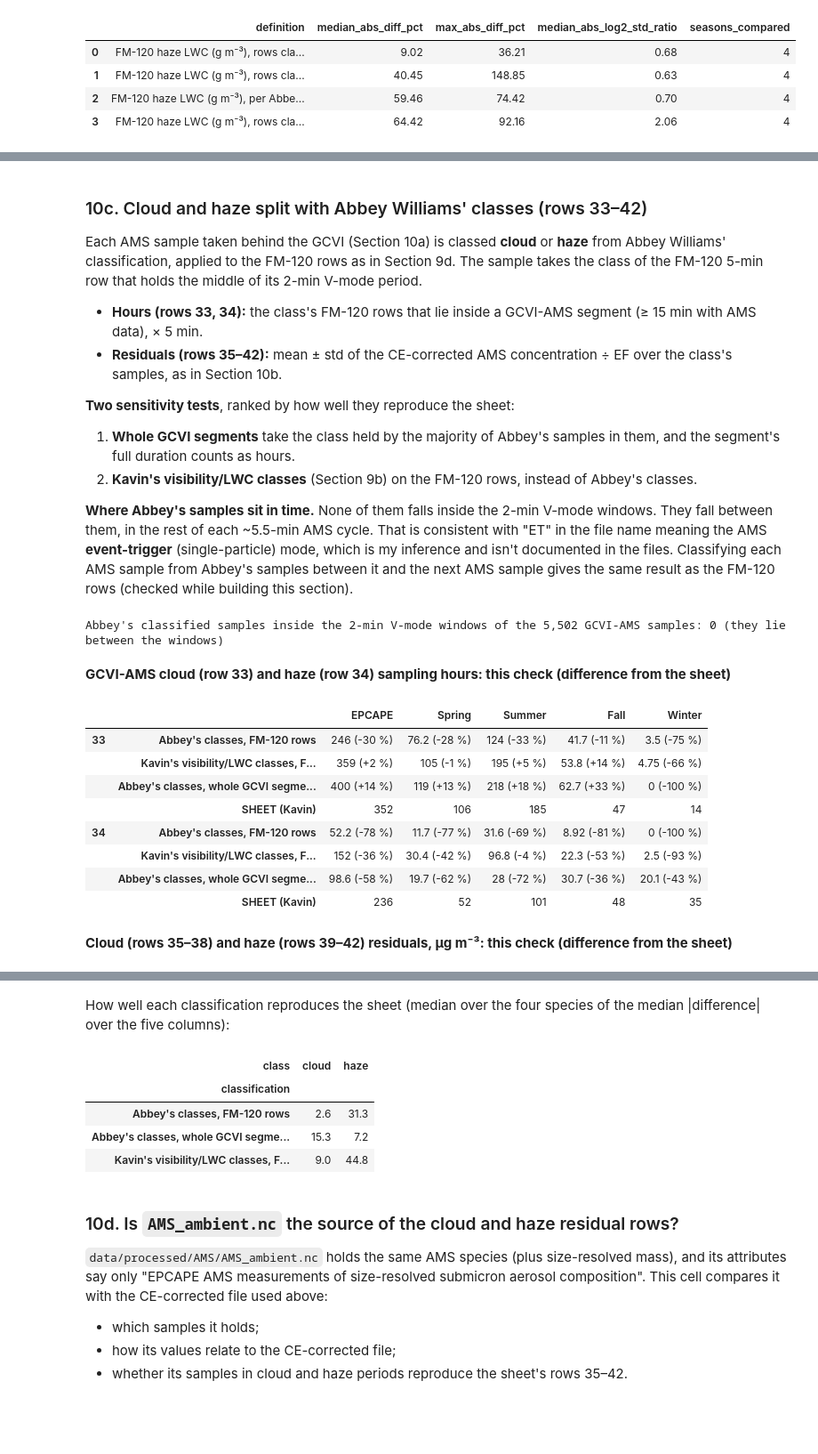
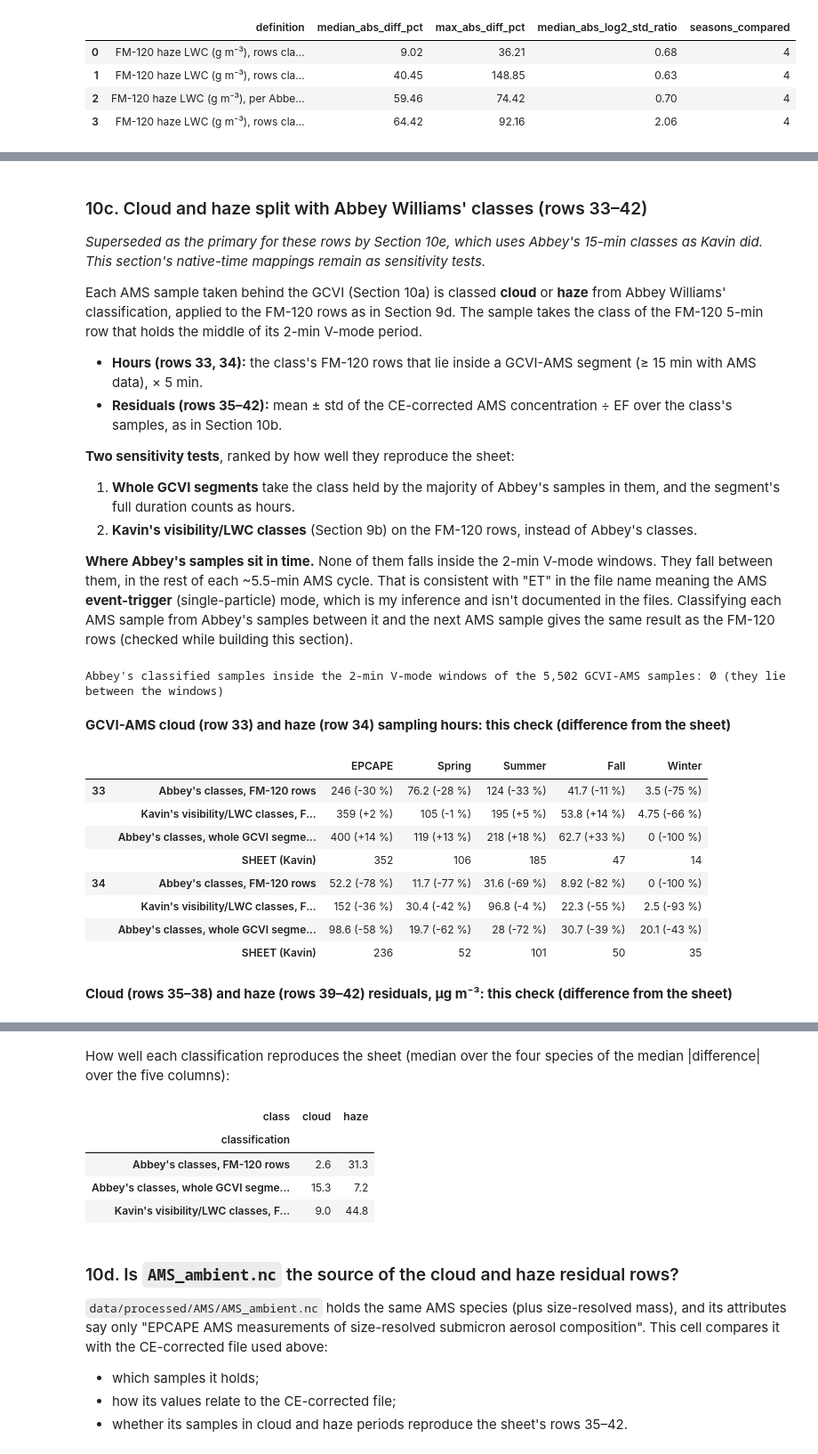
Before and after one commit to andrewjbuggee/Python-Research, a Jupyter notebook: EPCAPE/comparisons/seasonal_averages/check_seasonal_averages.ipynb, the cells around one changed output, grey strips where cells are left out. Shown at 89% size. Cells and saved outputs as stored; diff of their text form; code cells hidden in the pictures; blank space fills up the shorter version.

```diff
--- a/EPCAPE/comparisons/seasonal_averages/check_seasonal_averages.ipynb
+++ b/EPCAPE/comparisons/seasonal_averages/check_seasonal_averages.ipynb
@@ -1986,7 +2015,7 @@ for row, values, label, code, abbey_mask, vis_mask in DROPLET_ROWS:
     display(Markdown(f"#### Row {row}: {kind} droplet {label}"))
     cmps = [
         check(row, values.where(abbey_mask), f"FM-120 {label}, 5-min rows classed {kind} by Abbey Williams' "
-              "ClrCldHaz_class (most native samples)", "FM-120 5-min mean", primary=True),
+              "ClrCldHaz_class (most native samples)", "FM-120 5-min mean", primary=False),  # 10e is primary
         # (1) each native sample counts once: rows weighted by how many class samples they hold
         check(row, K.abbey_class_per_sample(DCRIT, values, code), f"FM-120 {label}, per {kind}-class native "
               "sample", "native-time sample", primary=False, show=False),
@@ -2065,7 +2096,7 @@ for row, kind, code, vis_mask, abbey_mask in ((54, "cloud", 1, vis_cloud, abbey_
         "rows classed by Abbey Williams' ClrCldHaz_class (most native samples)": (lwc_gm3.where(abbey_mask), "FM-120 5-min mean"),
         "per Abbey-class native sample": (K.abbey_class_per_sample(DCRIT, lwc_gm3, code), "native-time sample"),
         f"rows classed by the BAMS-paper definitions ({FM120_VIS_STAT} visibility; Section 9)": (lwc_gm3.where(cls[kind]), "FM-120 5-min mean"),
-    }, label=f"FM-120 {kind} LWC (g m⁻³), ")
+    }, label=f"FM-120 {kind} LWC (g m⁻³), ", mark_primary=False)  # Section 10e is primary
 del fm, avgvis_kavin
 # %% [output]
 #### Row 54: cloud liquid water content (g m⁻³)
@@ -2136,10 +2167,11 @@ print(f"GCVI segments: {len(segments)}; >= {GCVI_MIN_SEGMENT_MIN:g} min: {len(lo
       f"(AMS cadence {60 * ams_step_h:.1f} min).  Median EF {resid['EF'].median():.2f}")
 
 # --- 2. The sheet's hours (cloud row 33, haze row 34) ---------------------------------------
-# Kavin's hours; fall haze from the campaign total (the sheet's 5.0x10^2 cannot be right; Section 0)
+# Kavin's hours. The fall haze cell "5.0*10^2" is a typo for 5.0*10^1: Kavin's AMS code gives 49.5 h
+# (Section 10e), so 50 h is used.
 h_cloud = S.table_values(TABLE, 33)["mean"]
 h_haze = S.table_values(TABLE, 34)["mean"].copy()
-h_haze["Fall"] = h_haze["EPCAPE"] - h_haze[["Spring", "Summer", "Winter"]].sum()
+h_haze["Fall"] = 50.0
 
 # --- 3. Hours per season, three ways, next to the sheet's ----------------------------------
 #   all GCVI segments >= 15 min; only those in which the AMS sampled (the comparable one);
@@ -2149,7 +2181,7 @@ HOURS = pd.DataFrame({
     "… segments in which the AMS sampled": S.seasonal_sums(used.set_index("start")["duration_min"] / 60),
     "AMS samples behind the GCVI × cadence": S.seasonal_sums(pd.Series(ams_step_h, index=resid.index)),
     "sheet row 33 (cloud)": h_cloud,
-    "sheet row 34 (haze; Fall = 48 derived)": h_haze,
+    "sheet row 34 (haze; Fall = 50, typo corrected)": h_haze,
     "sheet 33 + 34": h_cloud + h_haze,
 }).round(0)
 display(Markdown("Sampling hours:"))
@@ -2271,6 +2303,8 @@ For context: concentrations before dividing by EF, and the sheet's separate clou
 | organics: sheet haze (row 42) | 0.20 ± 0.23 | 0.083 ± 0.066 | 0.19 ± 0.15 | 0.31 ± 0.28 | 0.21 ± 0.40 |
 # %% [markdown]
 ### 10c. Cloud and haze split with Abbey Williams' classes (rows 33–42)
+
+*Superseded as the primary for these rows by Section 10e, which uses Abbey's 15-min classes as Kavin did. This section's native-time mappings remain as sensitivity tests.*
 
 Each AMS sample taken behind the GCVI (Section 10a) is classed **cloud** or **haze** from Abbey Williams' classification, applied to the FM-120 rows as in Section 9d. The sample takes the class of the FM-120 5-min row that holds the middle of its 2-min V-mode period.
 * **Hours (rows 33, 34):** the class's FM-120 rows that lie inside a GCVI-AMS segment (≥ 15 min with AMS data), × 5 min.
@@ -2332,7 +2366,7 @@ def cell(cmp):
     return [f"{o} ({d:+.0f} %)" if np.isfinite(d) else str(o) for o, d in zip(c["ours"], c["diff_pct"])]
 
 
-# --- 2. Hours (rows 33 and 34); fall haze = 48 h derived from the sheet (Section 0) ------------
+# --- 2. Hours (rows 33 and 34); fall haze = 50 h (the sheet's typo corrected; Section 10e) ------
 hour_refs = {33: h_cloud, 34: h_haze}
 HOURS_SPLIT = {}
 for row, kind in ((33, "cloud"), (34, "haze")):
@@ -2343,42 +2377,42 @@ for row, kind in ((33, "cloud"), (34, "haze")):
         ours = pd.DataFrame({"mean": hours, "std": np.nan, "median": np.nan,
                              "n": S.seasonal_sums(pd.Series(1.0, index=resid.index[mask])).astype(int)})
         cmp = S.compare_to(ours, ref, row, TABLE.loc[row, "quantity"], f"GCVI-AMS {kind} hours: {name}",
-                           close_pct=CLOSE_PCT).assign(sample="sum of hours", primary=(name == PRIMARY_SPLIT))
+                           close_pct=CLOSE_PCT).assign(sample="sum of hours", primary=False)  # Section 10e is primary
         SUMMARY.append(cmp)
         HOURS_SPLIT[(row, name)] = cell(cmp)
     HOURS_SPLIT[(row, "SHEET (Kavin)")] = ref["raw"].tolist()
 display(Markdown("**GCVI-AMS cloud (row 33) and haze (row 34) sampling hours: this check (difference from the sheet)**"))
 display(pd.DataFrame(HOURS_SPLIT, index=S.SEASON_ORDER).T)
 
 # --- 3. Residual concentrations (rows 35-42), µg m-3 ambient-equivalent (measured / EF) ----------
 RESID_SPLIT, RANK = {}, []
 for kind, col in (("cloud", 0), ("haze", 1)):
     for species, rows in SPECIES.items():
         row = rows[col]
         for name, split in SPLITS.items():
             cmp = check(row, resid[f"{species}_resid_ugm3"][split[kind][0]],
                         f"AMS {species} behind the GCVI / EF, {kind} samples: {name}", "AMS sample (~5.5 min)",
-                        primary=(name == PRIMARY_SPLIT), show=False)
+                        primary=False, show=False)  # Section 10e is primary
             RESID_SPLIT[(kind, species, name)] = cell(cmp)
             RANK.append({"class": kind, "classification": name, "species": species,
                          "median |diff| over seasons (%)": cmp["diff_pct"].abs().median()})
         RESID_SPLIT[(kind, species, "SHEET (Kavin)")] = S.table_values(TABLE, row)["raw"].tolist()
 display(Markdown("**Cloud (rows 35–38) and haze (rows 39–42) residuals, µg m⁻³: this check (difference from the sheet)**"))
 display(pd.DataFrame(RESID_SPLIT, index=S.SEASON_ORDER).T)
 display(Markdown("How well each classification reproduces the sheet (median over the four species of the median |difference| over the five columns):"))
 display(pd.DataFrame(RANK).groupby(["class", "classification"])["median |diff| over seasons (%)"].median().round(1).unstack(0))
 # %% [output]
 Abbey's classified samples inside the 2-min V-mode windows of the 5,502 GCVI-AMS samples: 0 (they lie between the windows)
 **GCVI-AMS cloud (row 33) and haze (row 34) sampling hours: this check (difference from the sheet)**
 |  |  | EPCAPE | Spring | Summer | Fall | Winter |
 | 33 | Abbey's classes, FM-120 rows | 246 (-30 %) | 76.2 (-28 %) | 124 (-33 %) | 41.7 (-11 %) | 3.5 (-75 %) |
 |  | Kavin's visibility/LWC classes, F... | 359 (+2 %) | 105 (-1 %) | 195 (+5 %) | 53.8 (+14 %) | 4.75 (-66 %) |
 |  | Abbey's classes, whole GCVI segme... | 400 (+14 %) | 119 (+13 %) | 218 (+18 %) | 62.7 (+33 %) | 0 (-100 %) |
 |  | SHEET (Kavin) | 352 | 106 | 185 | 47 | 14 |
-| 34 | Abbey's classes, FM-120 rows | 52.2 (-78 %) | 11.7 (-77 %) | 31.6 (-69 %) | 8.92 (-81 %) | 0 (-100 %) |
-|  | Kavin's visibility/LWC classes, F... | 152 (-36 %) | 30.4 (-42 %) | 96.8 (-4 %) | 22.3 (-53 %) | 2.5 (-93 %) |
-|  | Abbey's classes, whole GCVI segme... | 98.6 (-58 %) | 19.7 (-62 %) | 28 (-72 %) | 30.7 (-36 %) | 20.1 (-43 %) |
-|  | SHEET (Kavin) | 236 | 52 | 101 | 48 | 35 |
+| 34 | Abbey's classes, FM-120 rows | 52.2 (-78 %) | 11.7 (-77 %) | 31.6 (-69 %) | 8.92 (-82 %) | 0 (-100 %) |
+|  | Kavin's visibility/LWC classes, F... | 152 (-36 %) | 30.4 (-42 %) | 96.8 (-4 %) | 22.3 (-55 %) | 2.5 (-93 %) |
+|  | Abbey's classes, whole GCVI segme... | 98.6 (-58 %) | 19.7 (-62 %) | 28 (-72 %) | 30.7 (-39 %) | 20.1 (-43 %) |
+|  | SHEET (Kavin) | 236 | 52 | 101 | 50 | 35 |
 **Cloud (rows 35–38) and haze (rows 39–42) residuals, µg m⁻³: this check (difference from the sheet)**
 |  |  |  | EPCAPE | Spring | Summer | Fall | Winter |
 | cloud | sulfate | Abbey's classes, FM-120 rows | 0.36 ± 0.31 (-1 %) | 0.16 ± 0.10 (-25 %) | 0.49 ± 0.31 (+12 %) | 0.35 ± 0.35 (-0 %) | 0.107 ± 0.037 (-2 %) |
```
Also changed, not shown: parts of 19 cells of this notebook, 2 other files.
